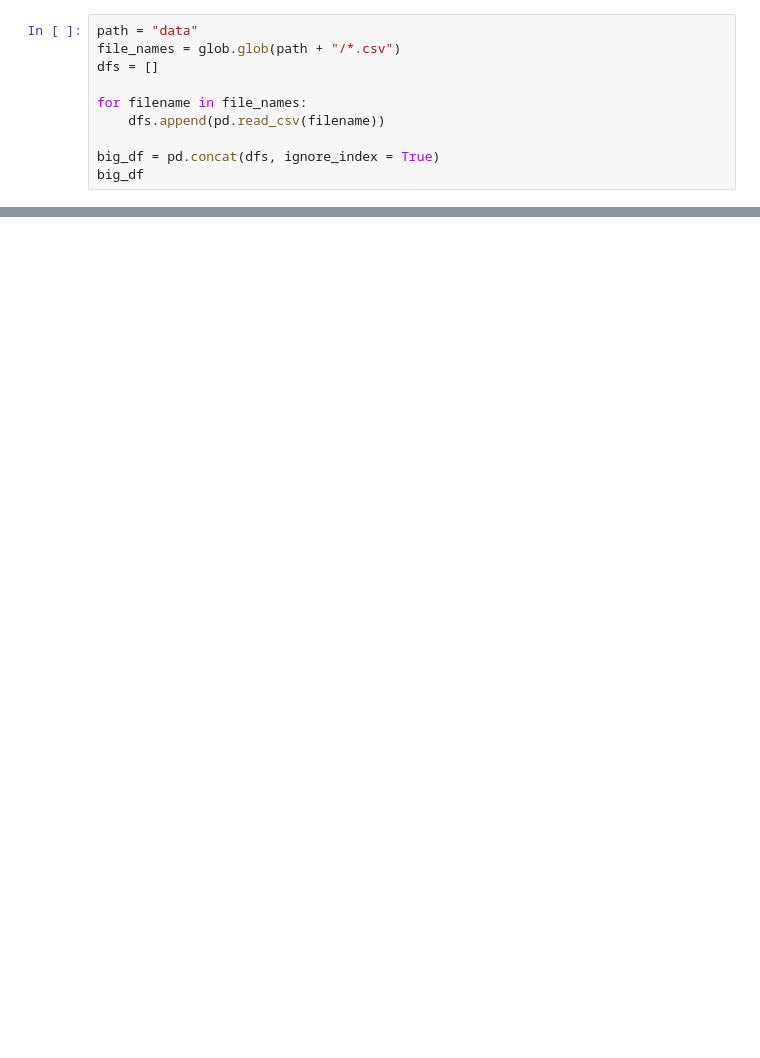
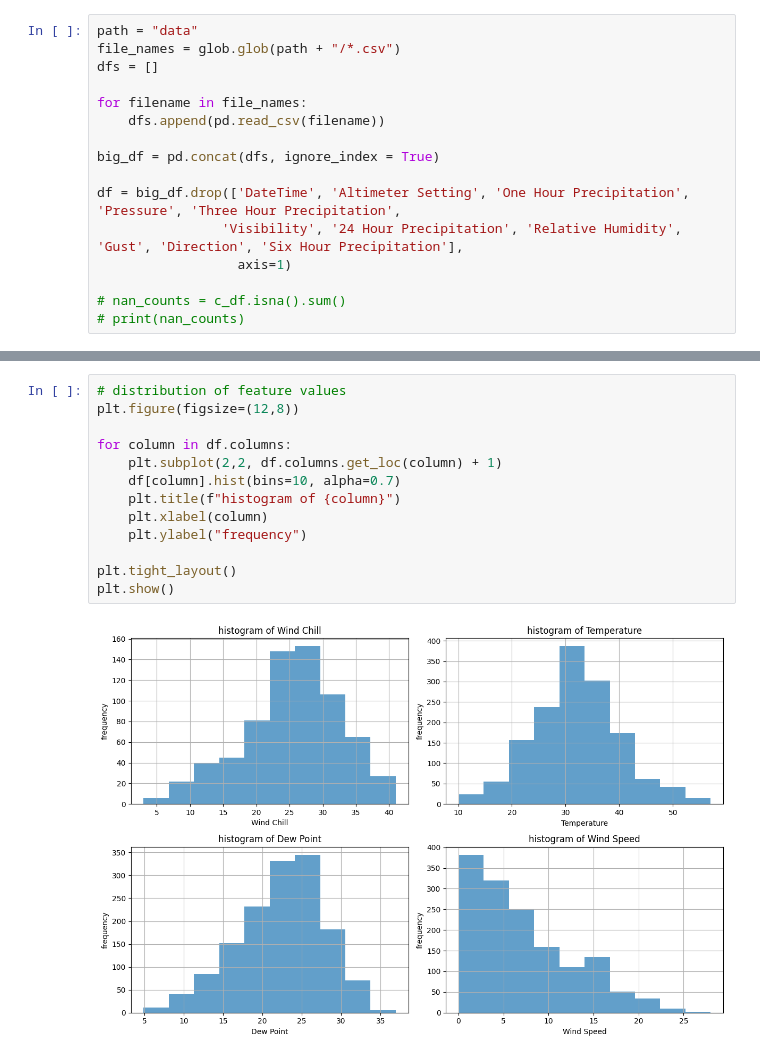
Before and after one commit to joshmatni/ski-conditions-predictor, a Jupyter notebook: model_training.ipynb, the cells around one changed output, grey strips where cells are left out. Cells and saved outputs as stored; diff of their text form; blank space fills up the shorter version.

```diff
--- a/model_training.ipynb
+++ b/model_training.ipynb
@@ -11,4 +12,10 @@ for filename in file_names:
     dfs.append(pd.read_csv(filename))
 
 big_df = pd.concat(dfs, ignore_index = True)
-big_df
+
+df = big_df.drop(['DateTime', 'Altimeter Setting', 'One Hour Precipitation', 'Pressure', 'Three Hour Precipitation',
+                'Visibility', '24 Hour Precipitation', 'Relative Humidity', 'Gust', 'Direction', 'Six Hour Precipitation'],
+                  axis=1)
+
+# nan_counts = c_df.isna().sum()
+# print(nan_counts)
@@ -28,0 +22,15 @@ big_df
+# %%
+# distribution of feature values
+plt.figure(figsize=(12,8))
+
+for column in df.columns:
+    plt.subplot(2,2, df.columns.get_loc(column) + 1)
+    df[column].hist(bins=10, alpha=0.7)
+    plt.title(f"histogram of {column}")
+    plt.xlabel(column)
+    plt.ylabel("frequency")
+
+plt.tight_layout()
+plt.show()
+# %% [output]
+[figure, added]
```
Also changed, not shown: parts of 4 cells of this notebook.
